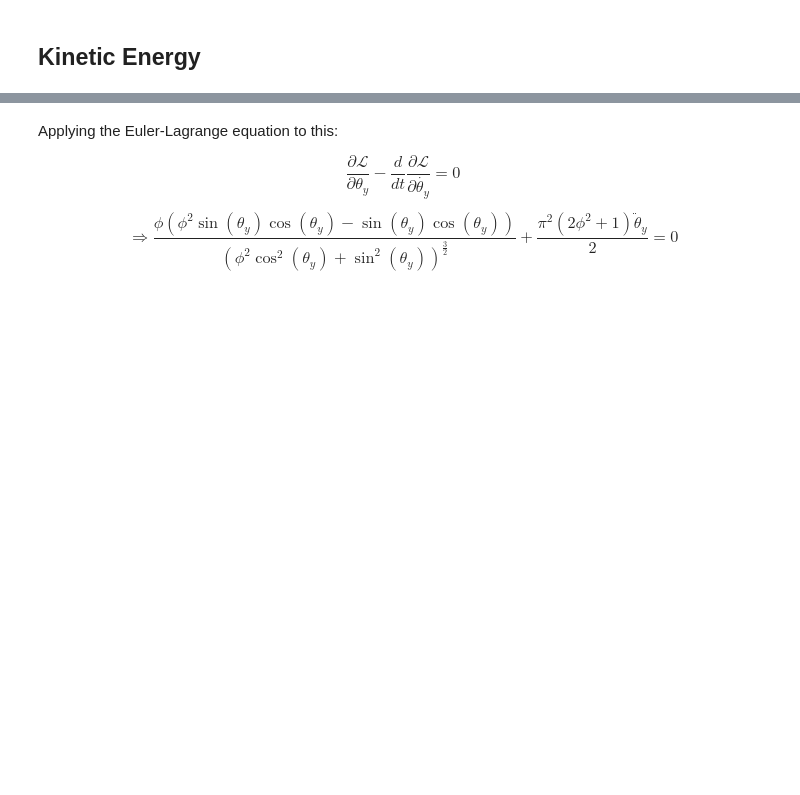
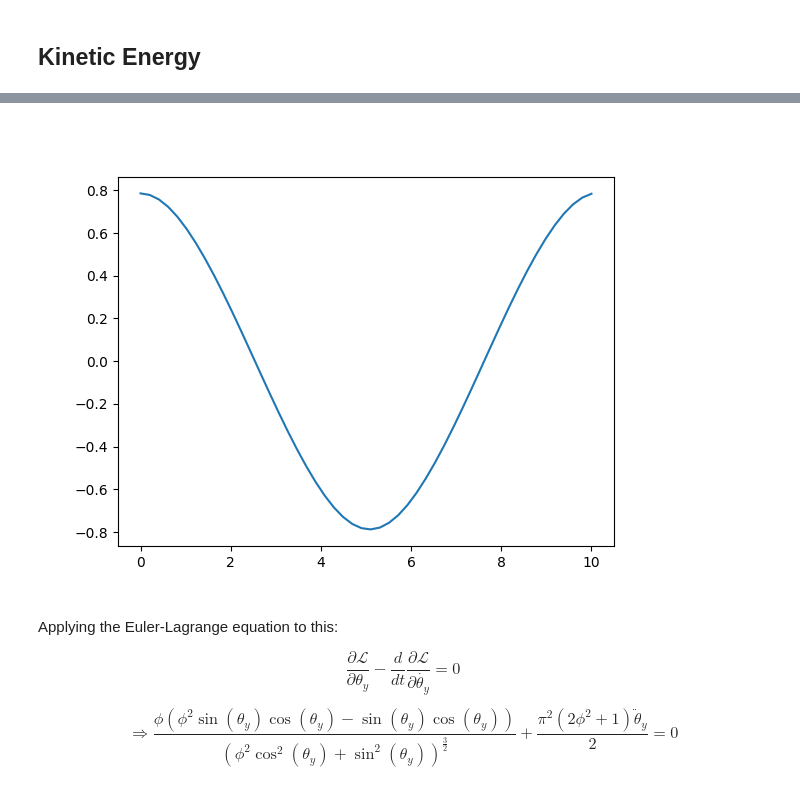
Before and after one commit to rvodden/phitop, a Jupyter notebook: phitop.ipynb, the cells around one changed output, grey strips where cells are left out. Drawn from its saved outputs; the diff is of its cells as text; code cells hidden in the pictures; blank space fills up the shorter version.

```diff
--- a/phitop.ipynb
+++ b/phitop.ipynb
@@ -310,5 +280,9 @@ $$
 \end{align}
 $$
+# %%
+def derive_theta_y_lagrangian():
+    return theta_y_kinetic_energy - potential_energy
+theta_y_lagrangian = derive_theta_y_lagrangian()
 # %% [markdown]
 
 Our Lagrangian for this restricted case is therefore:
@@ -371,3 +319,41 @@ solve_theta_y_euler_lagrange()
+# %%
+def calculate_real_values():
+    a = 0.05108
+    c = 0.03132 # meters
+    M = 0.071
+    V = 4/3 * np.pi * a * c**2
+    rho = M / V
+    return a, c, M, V, rho
+# %%
+def solve_theta_y_euler_lagrange():
+    a_v, c_v, M_v, V_v, rho_v = calculate_real_values()
+    g_v = 9.8
+    a,c,M,rho,g = sym.symbols("a c M rho g")
+    theta_y = sym.Function("theta_y")(t)
+
+    d2theta_dt2 = sym.lambdify(theta_y, theta_y_euler_lagrange.subs({
+        a: a_v,
+        c: c_v,
+        M: M_v,
+        g: g_v,
+        rho: rho_v
+    }))
+
+    def model(t, theta):
+        return (theta[1], d2theta_dt2(theta[0]))
+
+    ts = np.linspace(0, 10, resolution)
+
+    sol=sp.integrate.solve_ivp(model, [0,10], [np.pi/4, 0], t_eval = ts)
+    time_array=sol.t
+    solution_array=sol.y
+    fig = plt.figure()
+    ax = fig.add_subplot(1,1,1)
+    ax.plot(time_array, solution_array[0,:])
+
+solve_theta_y_euler_lagrange()
+# %% [output]
+[figure, added]
 # %% [markdown]
 Applying the Euler-Lagrange equation to this:
 
```
Also changed, not shown: parts of 21 cells of this notebook.
